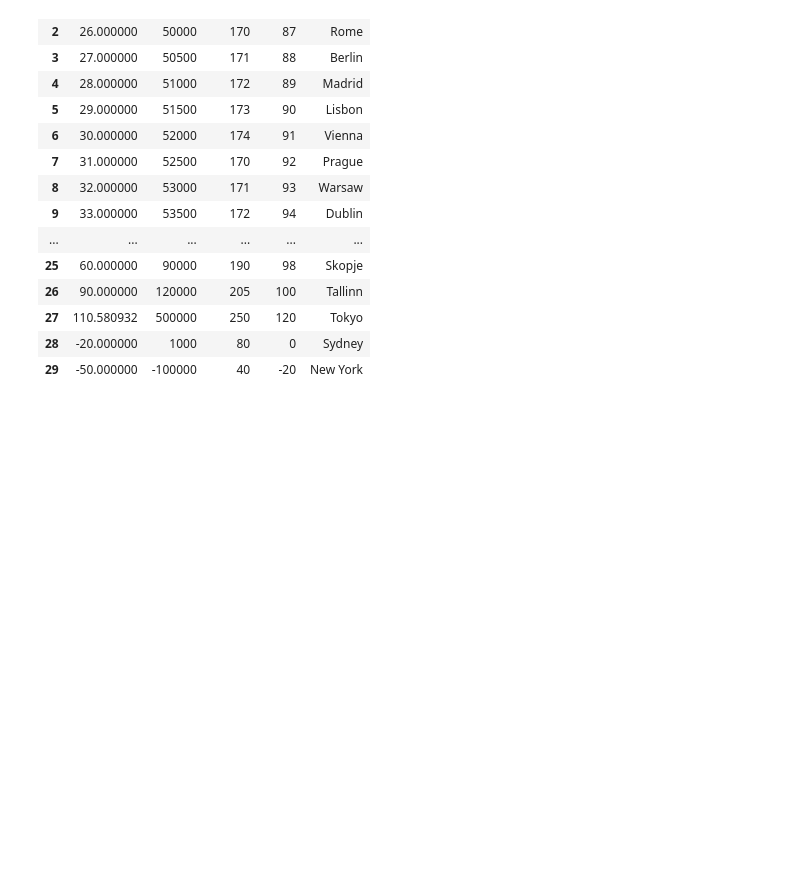
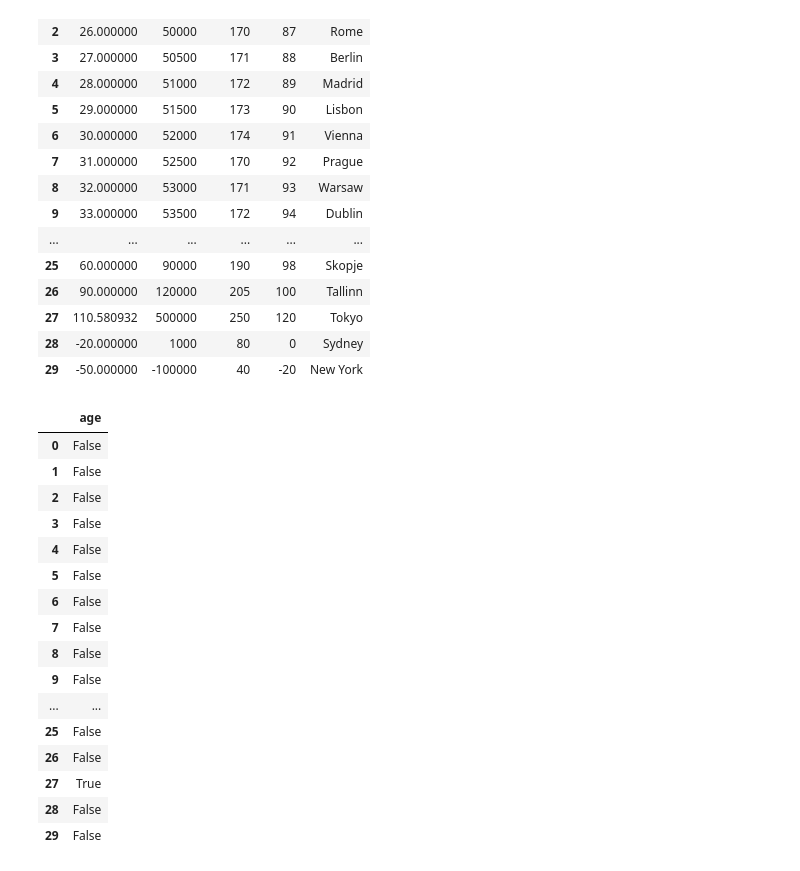
Before and after one commit to shalabi-ai/danda, a Jupyter notebook: examples/testing/outlier/handle_outliers.ipynb, the cells around one changed output. Cells and saved outputs as stored; diff of their text form; code cells hidden in the pictures; blank space fills up the shorter version.

```diff
--- a/examples/testing/outlier/handle_outliers.ipynb
+++ b/examples/testing/outlier/handle_outliers.ipynb
@@ -158,3 +158,29 @@ noout
 | 27 | 110.580932 | 500000 | 250 | 120 | Tokyo |
 | 28 | -20.000000 | 1000 | 80 | 0 | Sydney |
 | 29 | -50.000000 | -100000 | 40 | -20 | New York |
+# %%
+# mask can be used for diagnostics it will not chNGE ANYTHING
+# This will sho that node 27 is true
+mask_df = df.dg.action.handle_outliers(
+    columns=["age"],
+    strategy="mask",
+)
+mask_df
+# %% [output]
+|  | age |
+| 0 | False |
+| 1 | False |
+| 2 | False |
+| 3 | False |
+| 4 | False |
+| 5 | False |
+| 6 | False |
+| 7 | False |
+| 8 | False |
+| 9 | False |
+| ... | ... |
+| 25 | False |
+| 26 | False |
+| 27 | True |
+| 28 | False |
+| 29 | False |
```
Also changed, not shown: parts of 3 cells of this notebook, 6 other files.
